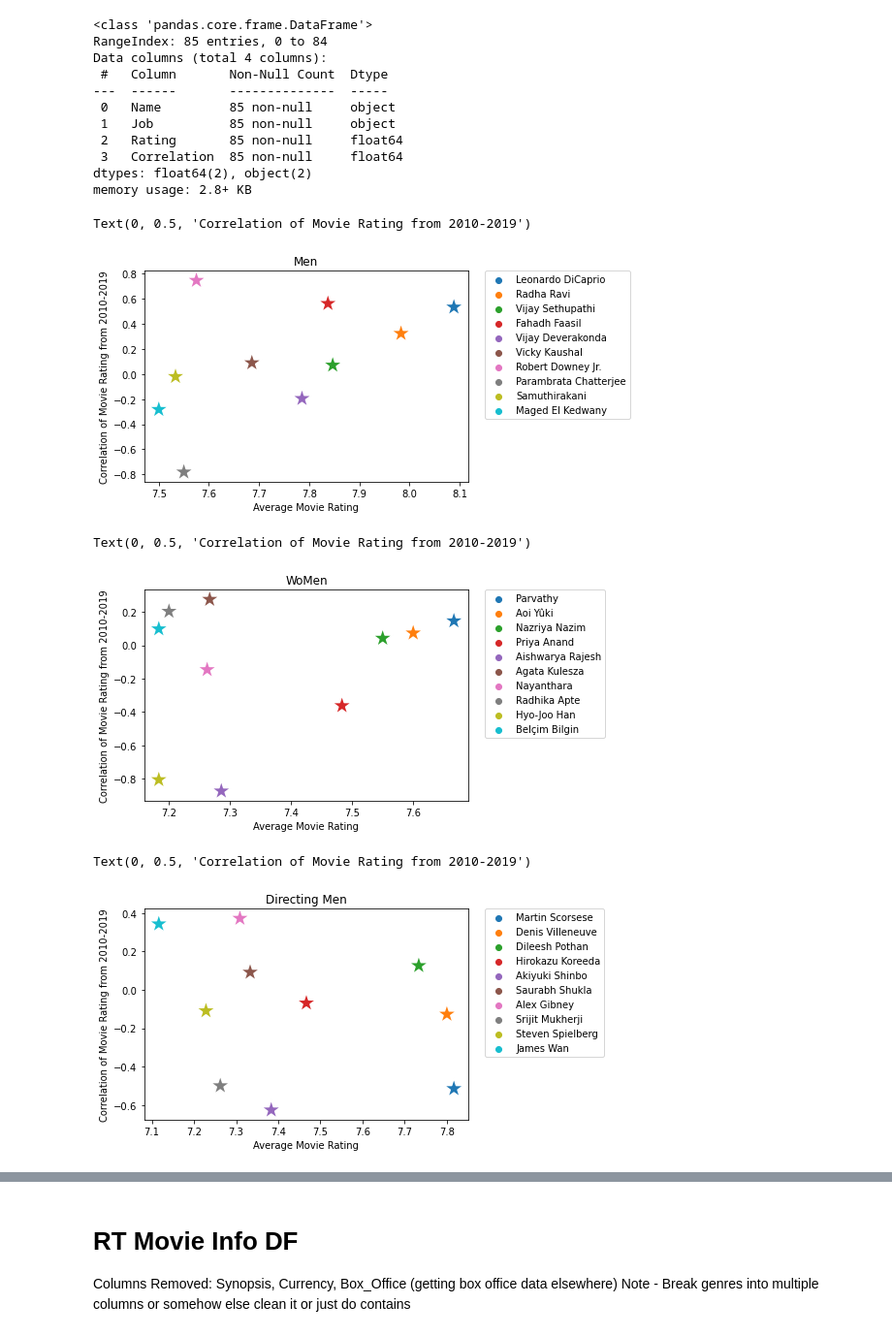
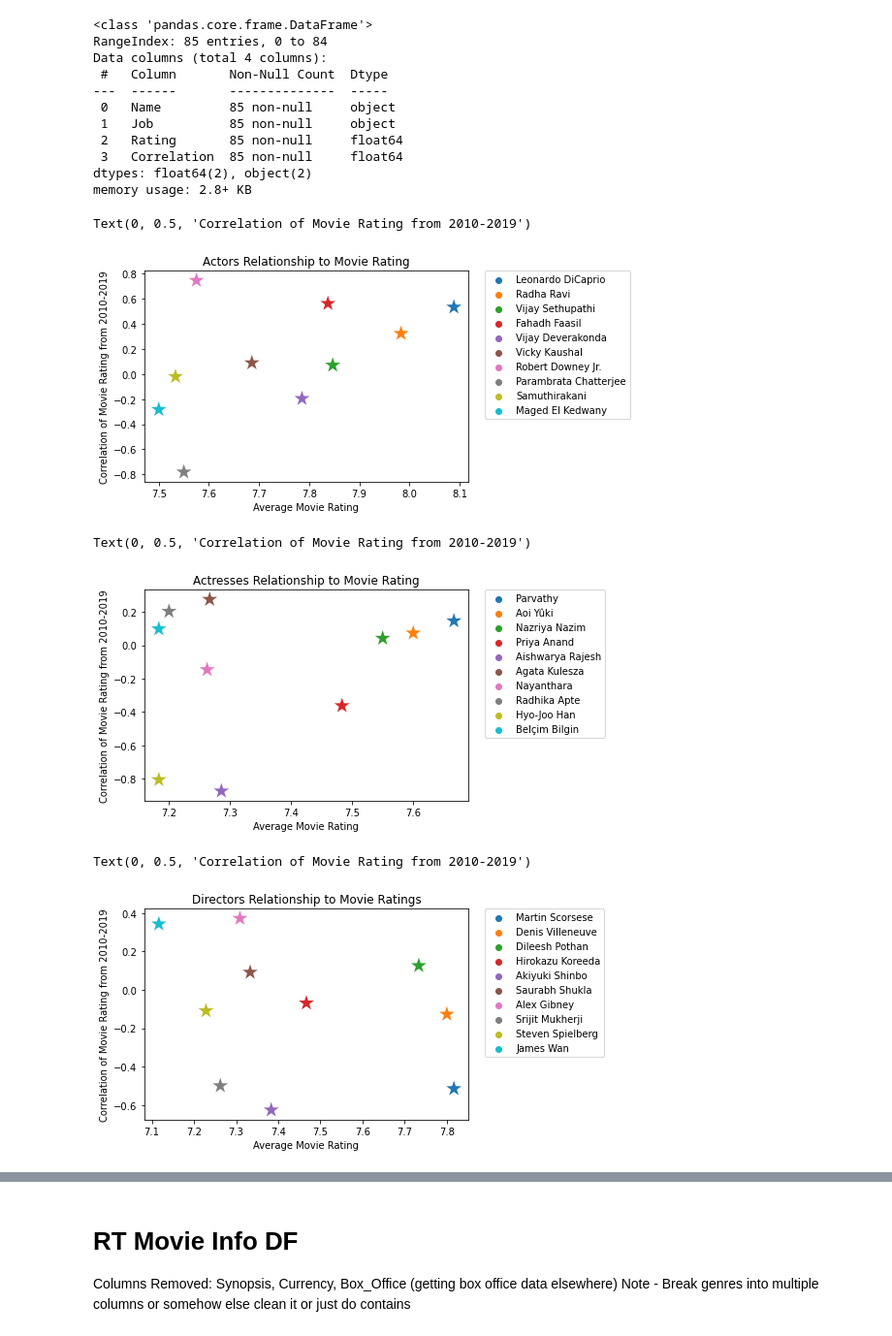
Before and after one commit to charlesmpan/FilmStudioMovieRec, a Jupyter notebook: final_notebook_cpan.ipynb, the cells around one changed output, grey strips where cells are left out. Shown: that part at 97% size. Saved outputs shown, nothing was run; the diff lists cells and outputs as text; code cells hidden in the pictures.

Commit message:
Visualisations done

```diff
--- a/final_notebook_cpan.ipynb
+++ b/final_notebook_cpan.ipynb
@@ -876,27 +876,27 @@ memory usage: 2.8+ KB
 # %%
 scatact = sns.scatterplot(x='Rating',y='Correlation',hue='Name',data=imdb_actors.head(10), marker = '*', s=500)
 plt.legend(bbox_to_anchor=(1.05, 1), loc=2, borderaxespad=0.)
-plt.title('Men')
+plt.title('Actors Relationship to Movie Rating')
 plt.xlabel('Average Movie Rating')
 plt.ylabel('Correlation of Movie Rating from 2010-2019')
 # %% [output]
 Text(0, 0.5, 'Correlation of Movie Rating from 2010-2019')
-[figure, old version]
+[figure, new version]
 # %%
 scatact = sns.scatterplot(x='Rating',y='Correlation',hue='Name',data=imdb_actress.head(10), marker = '*', s=500)
 plt.legend(bbox_to_anchor=(1.05, 1), loc=2, borderaxespad=0.)
-plt.title('WoMen')
+plt.title('Actresses Relationship to Movie Rating')
 plt.xlabel('Average Movie Rating')
 plt.ylabel('Correlation of Movie Rating from 2010-2019')
 # %% [output]
 Text(0, 0.5, 'Correlation of Movie Rating from 2010-2019')
-[figure, old version]
+[figure, new version]
 # %%
 scatdir = sns.scatterplot(x='Rating',y='Correlation',hue='Name',data=imdb_director.head(10), marker = '*', s=500)
 plt.legend(bbox_to_anchor=(1.05, 1), loc=2, borderaxespad=0.)
-plt.title('Directing Men')
+plt.title('Directors Relationship to Movie Ratings')
 plt.xlabel('Average Movie Rating')
 plt.ylabel('Correlation of Movie Rating from 2010-2019')
 # %% [output]
 Text(0, 0.5, 'Correlation of Movie Rating from 2010-2019')
-[figure, old version]
+[figure, new version]
```
Also changed, not shown: parts of 8 cells of this notebook.
